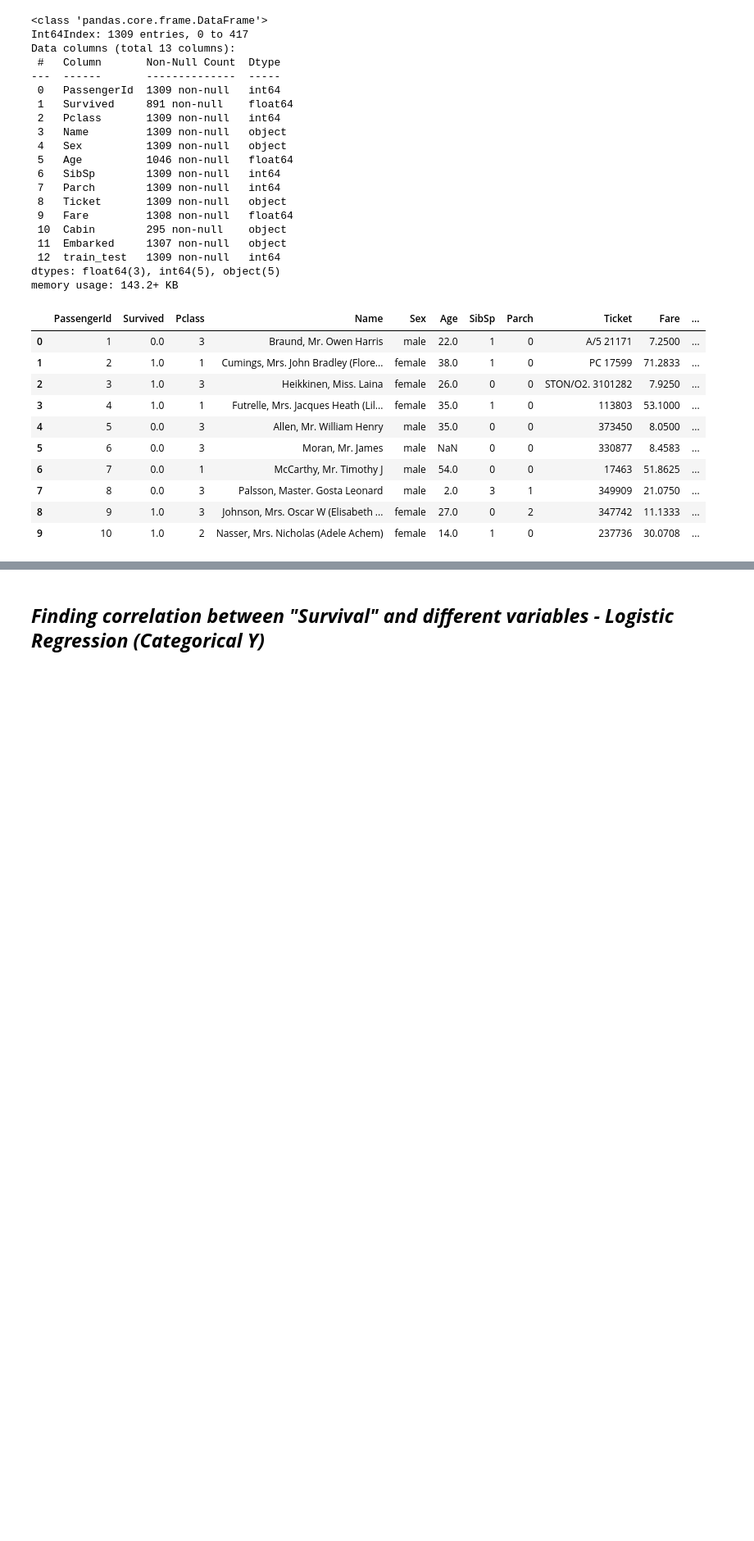
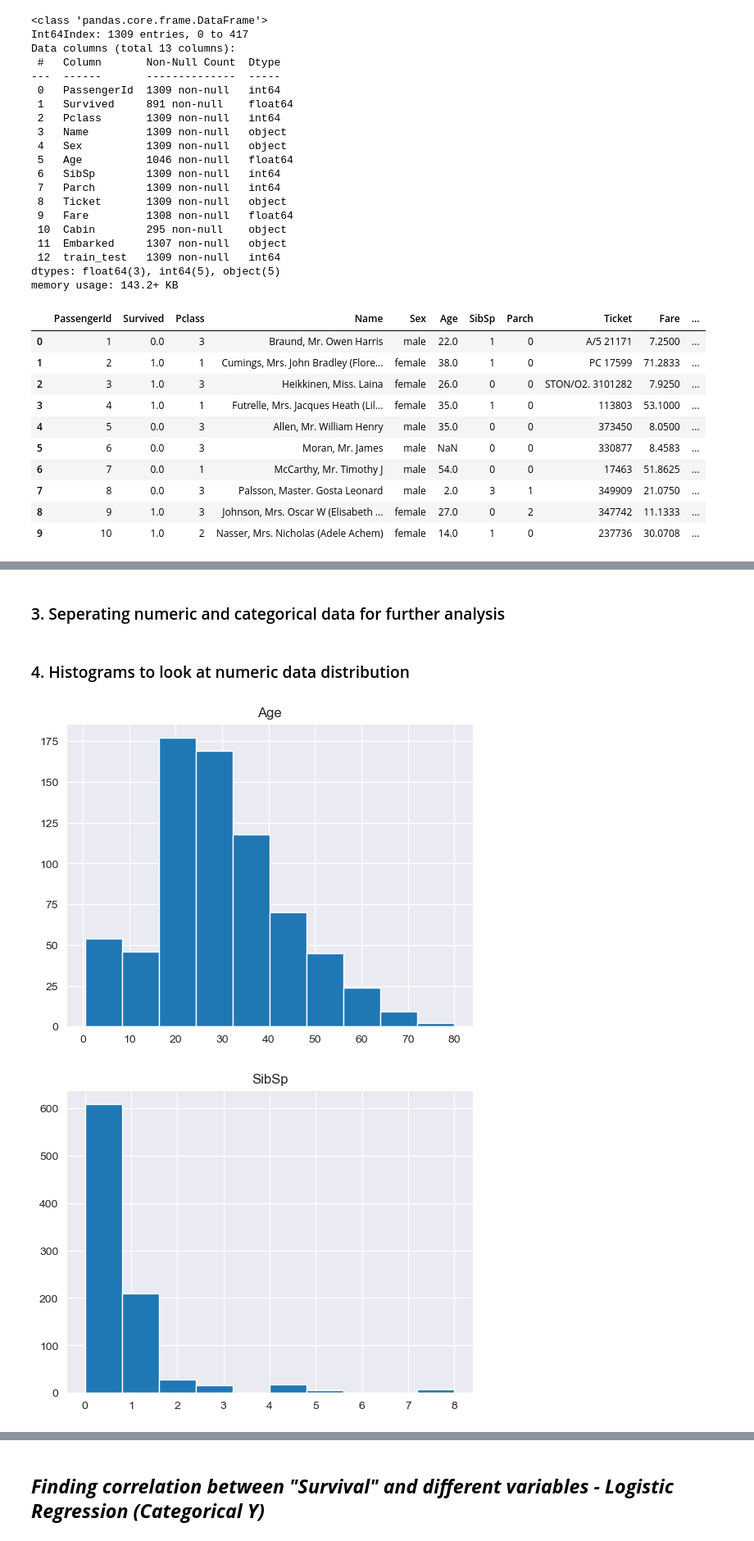
Before and after one commit to narz0001/Titanic_ML_Kaggle, a Jupyter notebook: Titanic ML.ipynb, the cells around one changed output, grey strips where cells are left out. Shown at 82% size. Drawn from its saved outputs; the diff is of its cells as text; code cells hidden in the pictures; blank space fills up the shorter version.

Commit message:
Separated data and added histograms for numeric data.

```diff
--- a/Titanic ML.ipynb
+++ b/Titanic ML.ipynb
@@ -64,0 +102,17 @@ memory usage: 143.2+ KB
+# %% [markdown]
+### 3. Seperating numeric and categorical data for further analysis
+# %%
+# Separating Numeric and Categorical Data
+train_num = train_set[["Age","SibSp","Parch","Fare"]]
+train_cat = train_set[["Survived","Pclass","Sex","Ticket","Cabin","Embarked"]]
+# %% [markdown]
+### 4. Histograms to look at numeric data distribution
+# %%
+%matplotlib inline
+for i in train_num.columns:
+    plt.hist(train_num[i])
+    plt.title(i)
+    plt.show()
+# %% [output]
+[figure, added]
+[figure, added]
```
Also changed, not shown: parts of 6 cells of this notebook.
